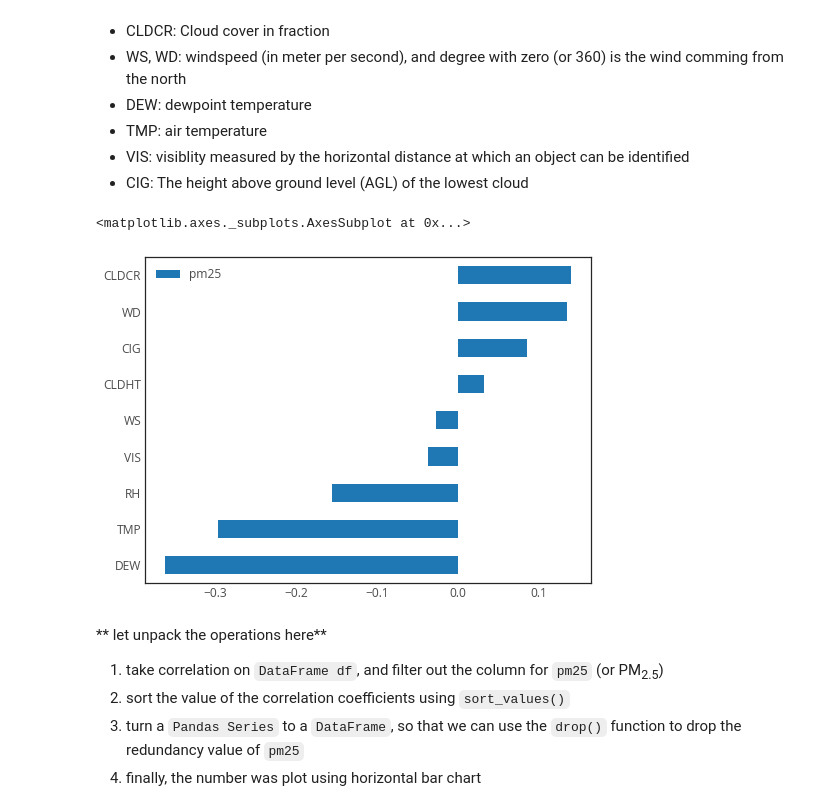
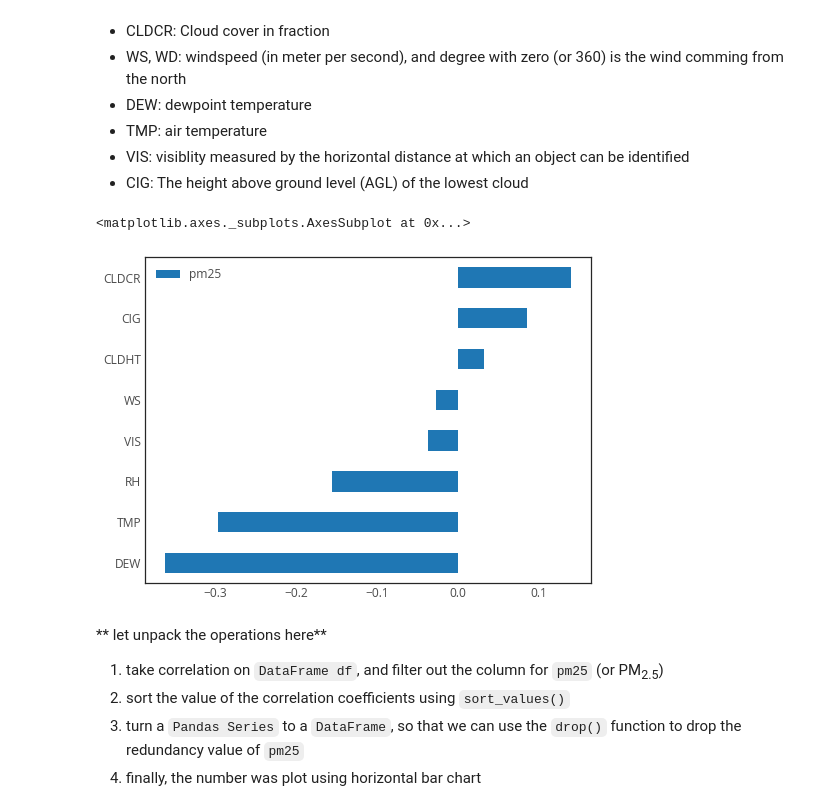
Before and after one commit to binh-bk/air-quality-analysis, a Jupyter notebook: 2.2 PM2.5 vs. meteorological (analysis).ipynb, the cells around one changed output. Drawn from its saved outputs; the diff is of its cells as text; code cells hidden in the pictures.

Commit message:
remove wd from corr

```diff
--- a/2.2 PM2.5 vs. meteorological (analysis).ipynb
+++ b/2.2 PM2.5 vs. meteorological (analysis).ipynb
@@ -223,10 +223,10 @@ and voila, it is done.
 - CIG: The height above ground level (AGL) of the lowest cloud
 # %%
 # let make a few operation in place
-df.corr()['pm25'].sort_values().to_frame().drop(['pm25']).plot.barh()
+df.corr()['pm25'].sort_values().to_frame().drop(['pm25', 'WD']).plot.barh()
 # %% [output]
 <matplotlib.axes._subplots.AxesSubplot at 0x...>
-[figure, old version]
+[figure, new version]
 # %% [markdown]
 ** let unpack the operations here**
 
```
Also changed, not shown: parts of 4 cells of this notebook, 3 other files.
